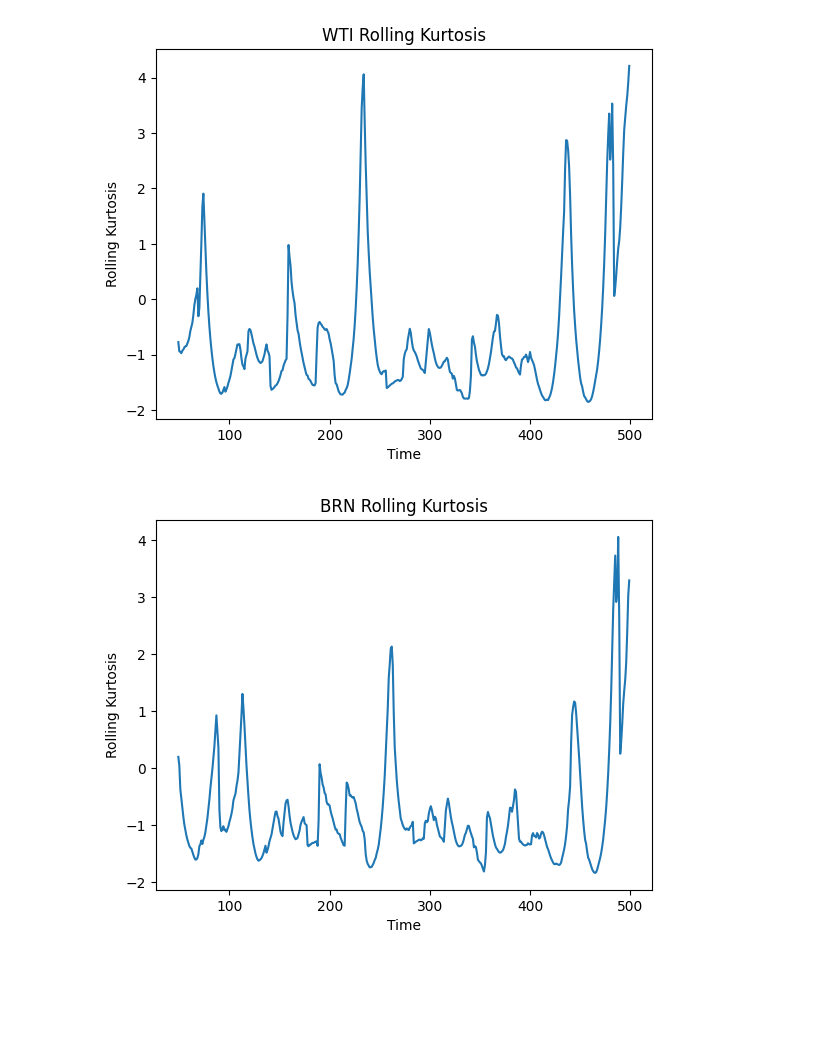
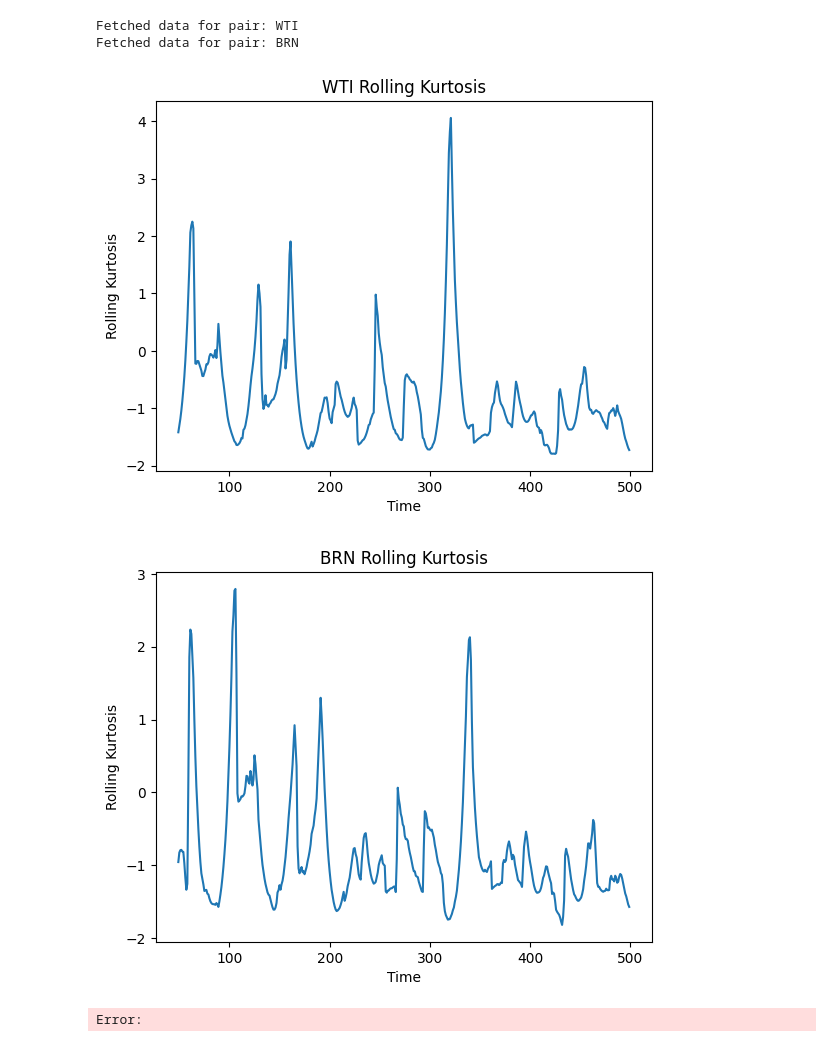
Before and after one commit to sesto-dev/notebooks, a Jupyter notebook: notebooks/07_Kurtosis.ipynb, the cells around one changed output. Saved outputs shown, nothing was run; the diff lists cells and outputs as text; code cells hidden in the pictures; blank space fills up the shorter version.

```diff
--- a/notebooks/07_Kurtosis.ipynb
+++ b/notebooks/07_Kurtosis.ipynb
@@ -12,17 +12,20 @@ SYMBOLS = ["WTI", "BRN"]
 TIMEFRAME = mt5.TIMEFRAME_H1
 BARS = 500
 WINDOW_FACTOR = 50
-# %%
-data_handler = DataHandler(SYMBOLS, TIMEFRAME, BARS)
-data = data_handler.fetch_data()
+# %%
+shared.fill_data(PAIRS, TIMEFRAME, BARS)
+# %% [output]
+Fetched data for pair: WTI
+Fetched data for pair: BRN
 # %%
-for symbol, symbol_data in data.items():
-    rolling_kurt = symbol_data['close'].rolling(window=WINDOW_FACTOR).kurt()
+for symbol, data in shared.data.items():
+    rolling_kurt = data['close'].rolling(window=WINDOW_FACTOR).kurt()
     plt.plot(rolling_kurt)
     plt.title(f'{symbol} Rolling Kurtosis')
     plt.xlabel('Time')
     plt.ylabel('Rolling Kurtosis')
     plt.show()
 # %% [output]
-[figure, old version]
+[figure, new version]
-[figure, old version]
+[figure, new version]
+Error:
```
Also changed, not shown: parts of 2 cells of this notebook, 32 other files.
